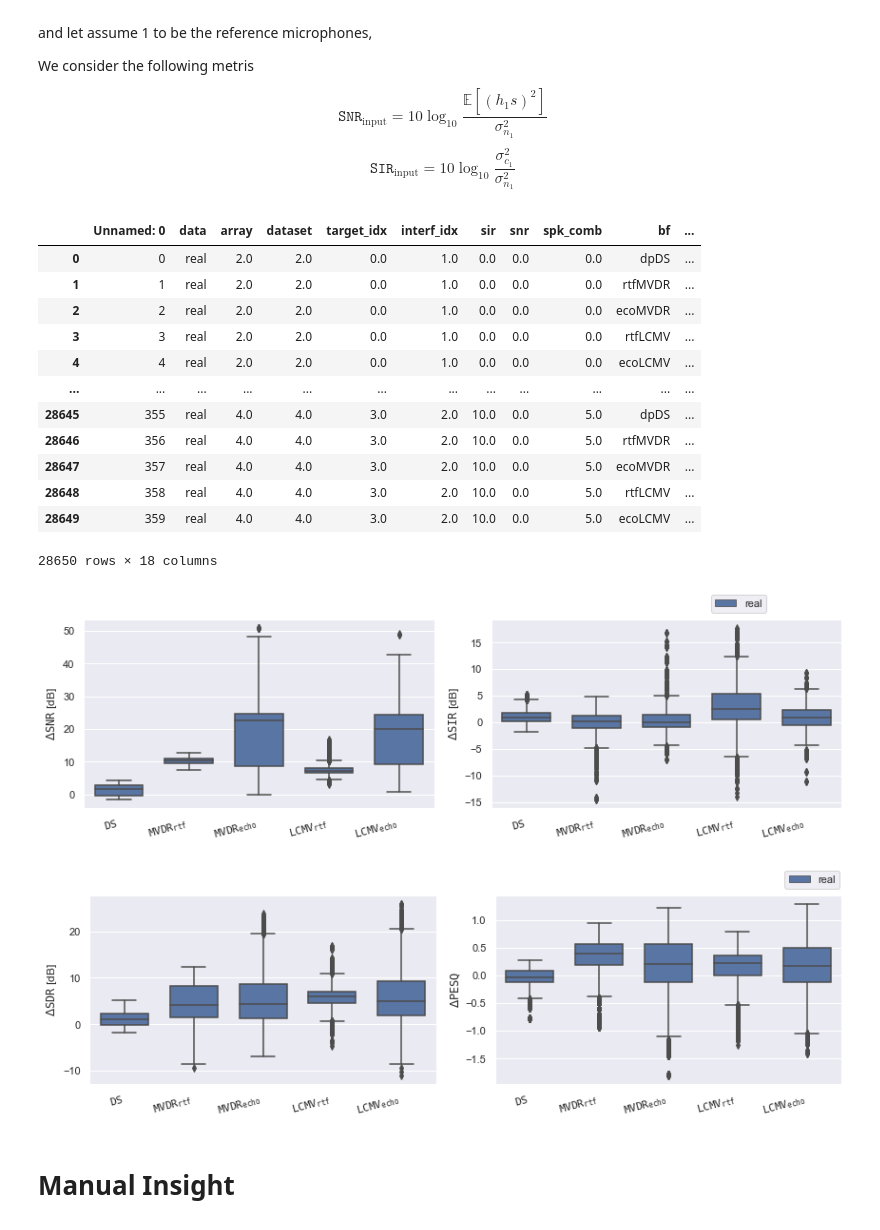
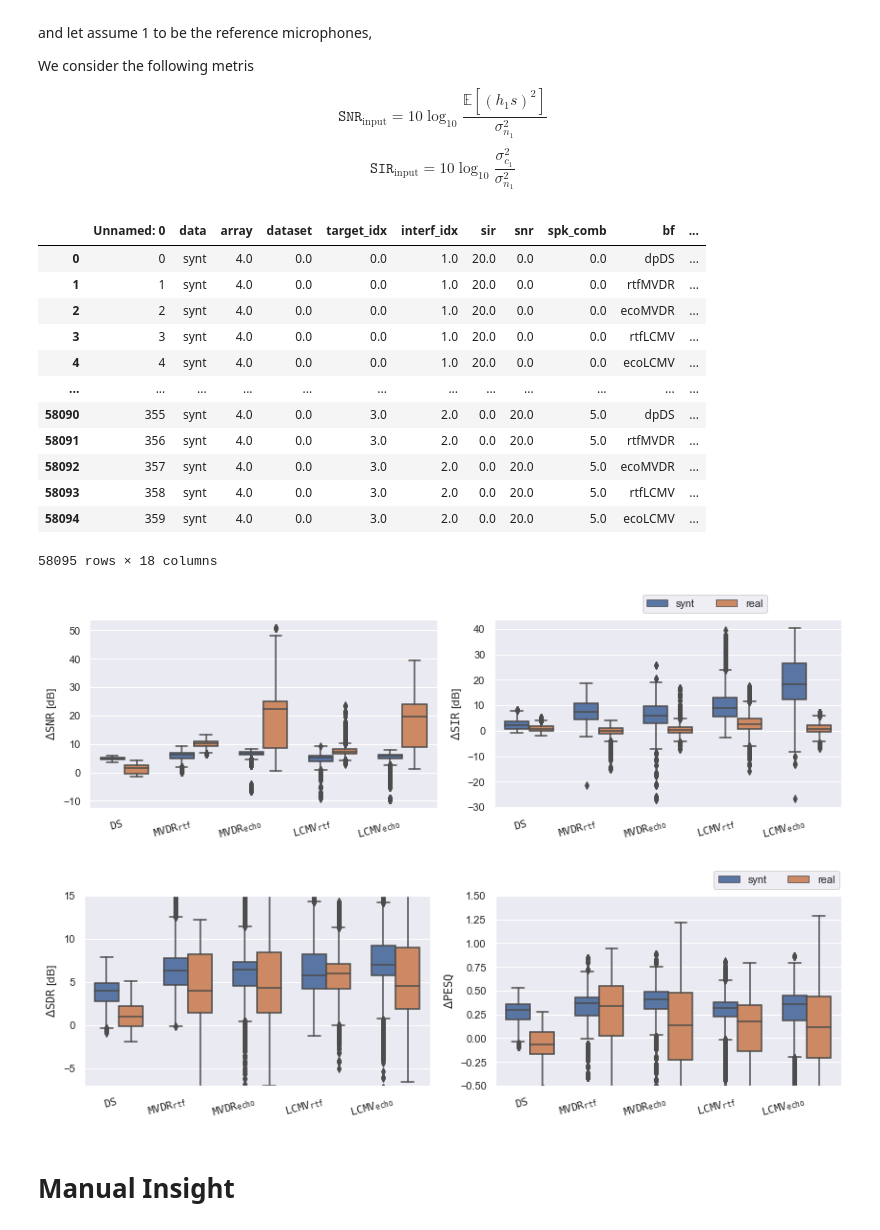
Before and after one commit to Chutlhu/dEchorate, a Jupyter notebook: notebooks/Echo aware Beamforming - results for journal.ipynb, the cells around one changed output. Cells and saved outputs as stored; diff of their text form; code cells hidden in the pictures.

```diff
--- a/notebooks/Echo aware Beamforming - results for journal.ipynb
+++ b/notebooks/Echo aware Beamforming - results for journal.ipynb
@@ -25,7 +29,7 @@ using an ideal voice activity detector,
 ## synth results
 # %%
 path_to_data = '../recipes/echo_aware_processing/data/interim/'
-files = glob(path_to_data + '2020-08-24*.csv')
+files = glob(path_to_data + '2020-08-25*.csv')
 results = pd.DataFrame()
 for file in files:
     res = pd.read_csv(file)
@@ -113,16 +136,16 @@ loc_res = df.copy()
 loc_res
 # %% [output]
 |  | Unnamed: 0 | data | array | dataset | target_idx | interf_idx | sir | snr | spk_comb | bf | ... |
-| 0 | 0 | real | 2.0 | 2.0 | 0.0 | 1.0 | 0.0 | 0.0 | 0.0 | dpDS | ... |
-| 1 | 1 | real | 2.0 | 2.0 | 0.0 | 1.0 | 0.0 | 0.0 | 0.0 | rtfMVDR | ... |
-| 2 | 2 | real | 2.0 | 2.0 | 0.0 | 1.0 | 0.0 | 0.0 | 0.0 | ecoMVDR | ... |
-| 3 | 3 | real | 2.0 | 2.0 | 0.0 | 1.0 | 0.0 | 0.0 | 0.0 | rtfLCMV | ... |
-| 4 | 4 | real | 2.0 | 2.0 | 0.0 | 1.0 | 0.0 | 0.0 | 0.0 | ecoLCMV | ... |
+| 0 | 0 | synt | 4.0 | 0.0 | 0.0 | 1.0 | 20.0 | 0.0 | 0.0 | dpDS | ... |
+| 1 | 1 | synt | 4.0 | 0.0 | 0.0 | 1.0 | 20.0 | 0.0 | 0.0 | rtfMVDR | ... |
+| 2 | 2 | synt | 4.0 | 0.0 | 0.0 | 1.0 | 20.0 | 0.0 | 0.0 | ecoMVDR | ... |
+| 3 | 3 | synt | 4.0 | 0.0 | 0.0 | 1.0 | 20.0 | 0.0 | 0.0 | rtfLCMV | ... |
+| 4 | 4 | synt | 4.0 | 0.0 | 0.0 | 1.0 | 20.0 | 0.0 | 0.0 | ecoLCMV | ... |
 | ... | ... | ... | ... | ... | ... | ... | ... | ... | ... | ... | ... |
-| 28645 | 355 | real | 4.0 | 4.0 | 3.0 | 2.0 | 10.0 | 0.0 | 5.0 | dpDS | ... |
-| 28646 | 356 | real | 4.0 | 4.0 | 3.0 | 2.0 | 10.0 | 0.0 | 5.0 | rtfMVDR | ... |
-| 28647 | 357 | real | 4.0 | 4.0 | 3.0 | 2.0 | 10.0 | 0.0 | 5.0 | ecoMVDR | ... |
-| 28648 | 358 | real | 4.0 | 4.0 | 3.0 | 2.0 | 10.0 | 0.0 | 5.0 | rtfLCMV | ... |
-| 28649 | 359 | real | 4.0 | 4.0 | 3.0 | 2.0 | 10.0 | 0.0 | 5.0 | ecoLCMV | ... |
+| 58090 | 355 | synt | 4.0 | 0.0 | 3.0 | 2.0 | 0.0 | 20.0 | 5.0 | dpDS | ... |
+| 58091 | 356 | synt | 4.0 | 0.0 | 3.0 | 2.0 | 0.0 | 20.0 | 5.0 | rtfMVDR | ... |
+| 58092 | 357 | synt | 4.0 | 0.0 | 3.0 | 2.0 | 0.0 | 20.0 | 5.0 | ecoMVDR | ... |
+| 58093 | 358 | synt | 4.0 | 0.0 | 3.0 | 2.0 | 0.0 | 20.0 | 5.0 | rtfLCMV | ... |
+| 58094 | 359 | synt | 4.0 | 0.0 | 3.0 | 2.0 | 0.0 | 20.0 | 5.0 | ecoLCMV | ... |
-28650 rows × 18 columns
+58095 rows × 18 columns
 # %%
@@ -223,8 +250,8 @@ def boxplot_performance(loc_res, save=False):
 # %%
-boxplot_performance(df)
+boxplot_performance(df, plot_for = ['snr_sir', 'sdr_pesq'])
 # %% [output]
-[figure, old version]
+[figure, new version]
-[figure, old version]
+[figure, new version]
 # %% [markdown]
 # Manual Insight
 # %%
```
Also changed, not shown: parts of 7 cells of this notebook, 4 other files.
